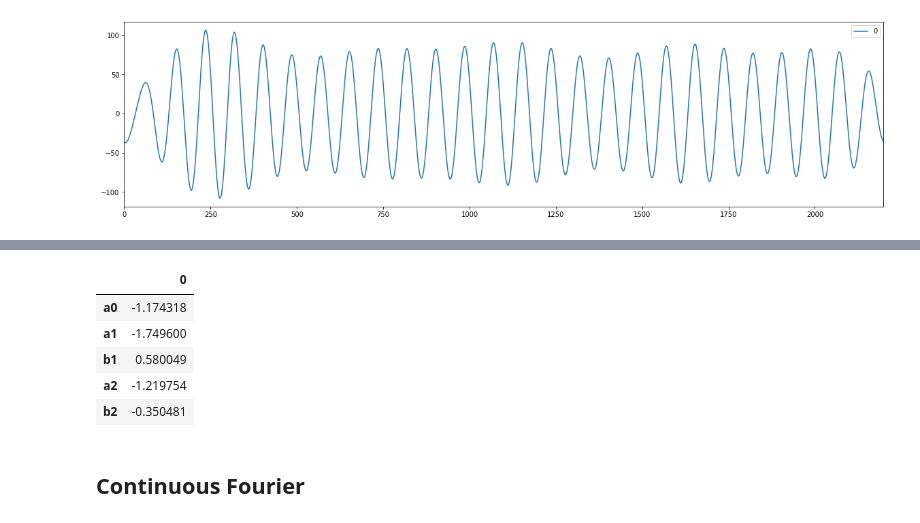
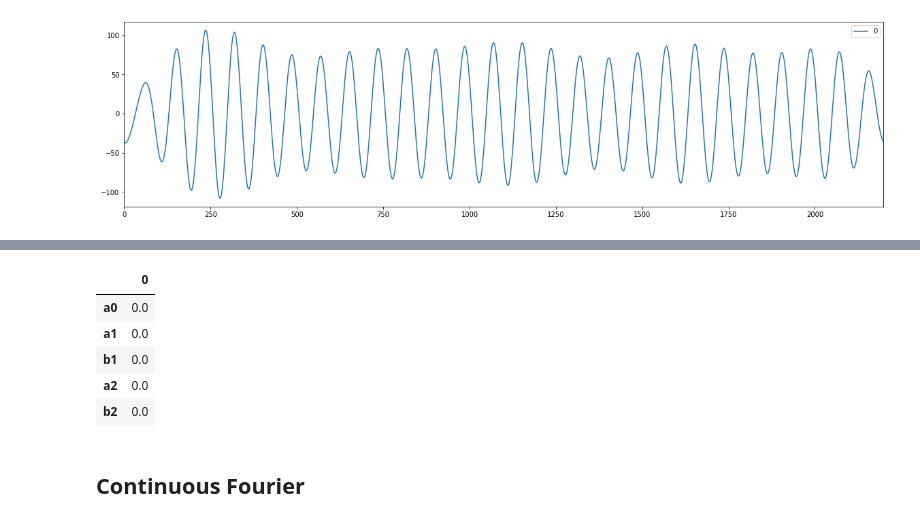
Before and after one commit to mgeraldo/Fourier-and-Sound-Processing, a Jupyter notebook: Record Audio Using PyAudio.ipynb, the cells around one changed output, grey strips where cells are left out. Saved outputs shown, nothing was run; the diff lists cells and outputs as text; code cells hidden in the pictures.

```diff
--- a/Record Audio Using PyAudio.ipynb
+++ b/Record Audio Using PyAudio.ipynb
@@ -145,7 +177,7 @@ wf.getnframes()/wf.getframerate()
 2.995374149659864
 # %%
 import sys
-spf = wave.open("Output2.wav", "r")
+spf = wave.open("Output3.wav", "r")
 
 # Extract Raw Audio from Wav File
 signal_f = spf.readframes(-1)
@@ -178,8 +210,8 @@ import numpy as np
 #start_frame =int(len(signal)/3*2.1)
 #end_frame = int(len(signal)/3*2.8)
 
-start_frame =int(len(signal)/3*1.0)
-end_frame = int(len(signal)/3*1.05)
+start_frame =int(len(signal)/3*1)
+end_frame = int(len(signal)/3*1.5)
 
 
 index_series = np.arange(start_frame, end_frame)
@@ -457,12 +545,12 @@ ValueError: The truth value of a DataFrame is ambiguous. Use a.empty, a.bool(),
 # %%
-Frecs.head()
+Frecs_simple.head()
 # %% [output]
 |  | 0 |
-| a0 | -1.174318 |
-| a1 | -1.749600 |
-| b1 | 0.580049 |
-| a2 | -1.219754 |
-| b2 | -0.350481 |
+| a0 | 0.0 |
+| a1 | 0.0 |
+| b1 | 0.0 |
+| a2 | 0.0 |
+| b2 | 0.0 |
 # %% [markdown]
 ## Continuous Fourier
 # %%
```
Also changed, not shown: parts of 29 cells of this notebook, 4 other files.
